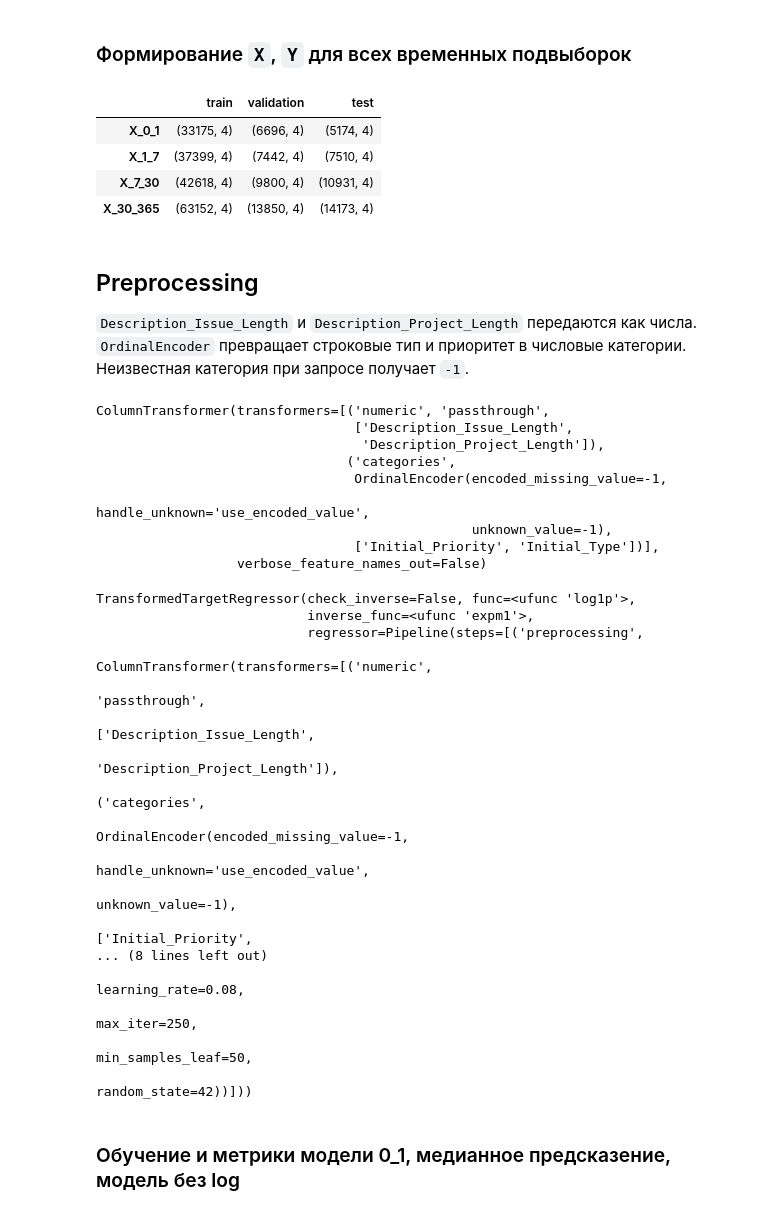
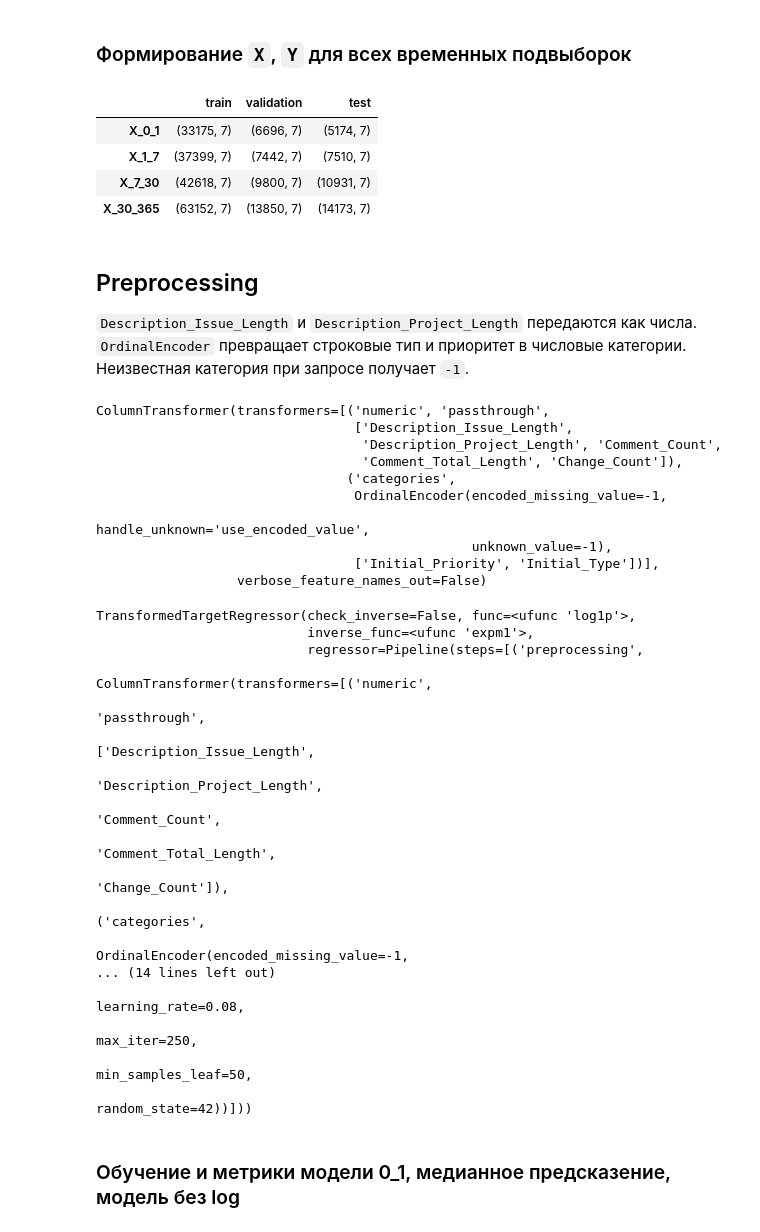
Before and after one commit to Fillin0is/average_task_performance, a Jupyter notebook: data_access/notebooks/04_duration_buckets_baseline.ipynb, the cells around one changed output. Cells and saved outputs as stored; diff of their text form; code cells hidden in the pictures.

```diff
--- a/data_access/notebooks/04_duration_buckets_baseline.ipynb
+++ b/data_access/notebooks/04_duration_buckets_baseline.ipynb
@@ -243,8 +243,11 @@ TEST
 feature_columns = [
     "Description_Issue_Length",
     "Description_Project_Length",
+    "Comment_Count",
+    "Comment_Total_Length",
+    "Change_Count",
     "Initial_Type",
-    "Initial_Priority"
+    "Initial_Priority",
 ]
 target_column = "Duration_Days"
 
@@ -286,37 +289,37 @@ y_test_7_30 = test_7_30[target_column].copy()
 
 X_test_30_365 = test_30_365[feature_columns].copy()
 y_test_30_365 = test_30_365[target_column].copy()
 
 
 pd.DataFrame(
     {
         "train": [
             X_train_0_1.shape,
             X_train_1_7.shape,
             X_train_7_30.shape,
             X_train_30_365.shape,
         ],
         "validation": [
             X_validation_0_1.shape,
             X_validation_1_7.shape,
             X_validation_7_30.shape,
             X_validation_30_365.shape,
         ],
         "test": [
             X_test_0_1.shape,
             X_test_1_7.shape,
             X_test_7_30.shape,
             X_test_30_365.shape,
         ],
     },
     index=["X_0_1", "X_1_7", "X_7_30", "X_30_365"],
 )
 # %% [output]
 |  | train | validation | test |
-| X_0_1 | (33175, 4) | (6696, 4) | (5174, 4) |
-| X_1_7 | (37399, 4) | (7442, 4) | (7510, 4) |
-| X_7_30 | (42618, 4) | (9800, 4) | (10931, 4) |
-| X_30_365 | (63152, 4) | (13850, 4) | (14173, 4) |
+| X_0_1 | (33175, 7) | (6696, 7) | (5174, 7) |
+| X_1_7 | (37399, 7) | (7442, 7) | (7510, 7) |
+| X_7_30 | (42618, 7) | (9800, 7) | (10931, 7) |
+| X_30_365 | (63152, 7) | (13850, 7) | (14173, 7) |
 # %% [markdown]
 ## Preprocessing
 
@@ -327,7 +330,13 @@ preprocessing = ColumnTransformer(
         (
             "numeric",
             "passthrough",
-            ["Description_Issue_Length", "Description_Project_Length"],
+            [
+                "Description_Issue_Length",
+                "Description_Project_Length",
+                "Comment_Count",
+                "Comment_Total_Length",
+                "Change_Count",
+            ],
         ),
         (
             "categories",
@@ -346,7 +355,8 @@ preprocessing
 # %% [output]
 ColumnTransformer(transformers=[('numeric', 'passthrough',
                                  ['Description_Issue_Length',
-                                  'Description_Project_Length']),
+                                  'Description_Project_Length', 'Comment_Count',
+                                  'Comment_Total_Length', 'Change_Count']),
                                 ('categories',
                                  OrdinalEncoder(encoded_missing_value=-1,
                                                 handle_unknown='use_encoded_value',
@@ -355,7 +365,10 @@ ColumnTransformer(transformers=[('numeric', 'passthrough',
                   verbose_feature_names_out=False)
 # %%
 regressor = HistGradientBoostingRegressor(
-    categorical_features=[False, False, True, True],
+    categorical_features=[
+        False, False, False, False, False,
+        True, True,
+    ],
     learning_rate=0.08,
     max_iter=250,
     max_leaf_nodes=31,
@@ -386,13 +399,13 @@ TransformedTargetRegressor(check_inverse=False, func=<ufunc 'log1p'>,
                                                       ColumnTransformer(transformers=[('numeric',
                                                                                        'passthrough',
                                                                                        ['Description_Issue_Length',
-                                                                                        'Description_Project_Length']),
+                                                                                        'Description_Project_Length',
+                                                                                        'Comment_Count',
+                                                                                        'Comment_Total_Length',
+                                                                                        'Change_Count']),
                                                                                       ('categories',
                                                                                        OrdinalEncoder(encoded_missing_value=-1,
-                                                                                                      handle_unknown='use_encoded_value',
-                                                                                                      unknown_value=-1),
-                                                                                       ['Initial_Priority',
-... (8 lines left out)
+... (14 lines left out)
                                                                                     learning_rate=0.08,
                                                                                     max_iter=250,
                                                                                     min_samples_leaf=50,
```
Also changed, not shown: parts of 18 cells of this notebook, 3 other files.
